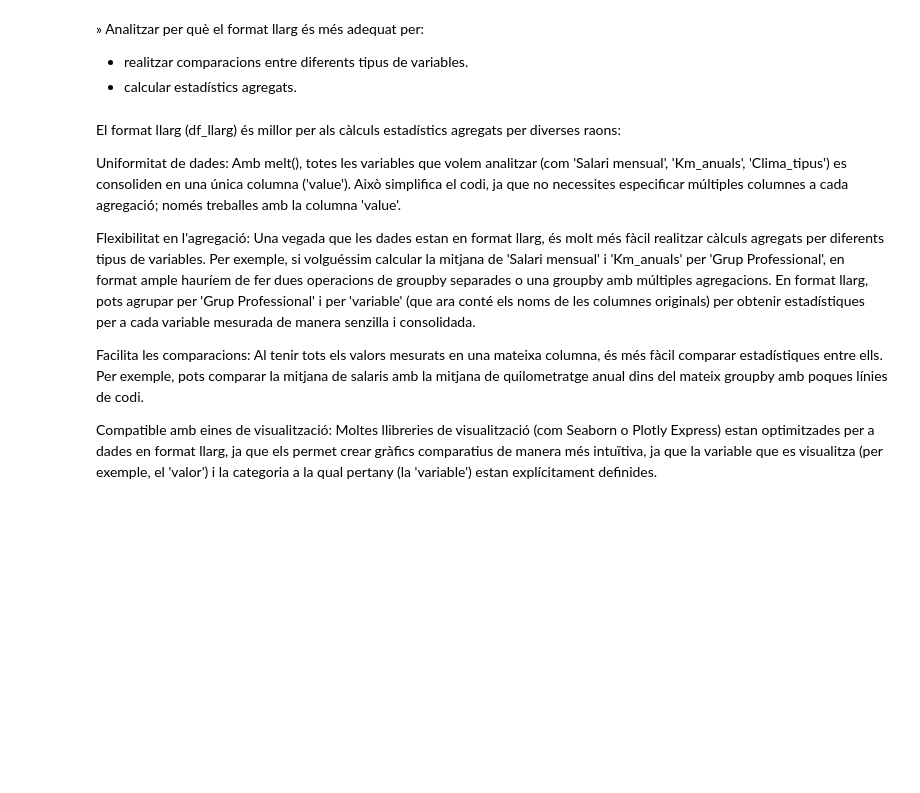
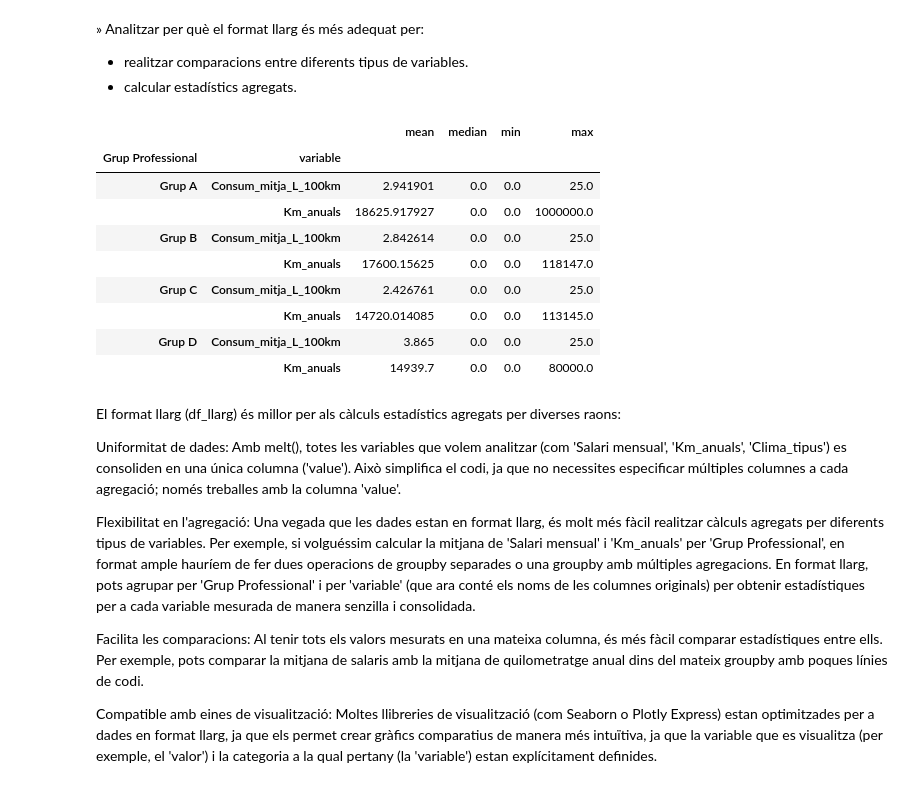
Before and after one commit to roser740/Data-Analytics, a Jupyter notebook: TASQUES S8/TS8_01_roser_carrera.ipynb, the cells around one changed output. Saved outputs shown, nothing was run; the diff lists cells and outputs as text; code cells hidden in the pictures; blank space fills up the shorter version.

```diff
--- a/TASQUES S8/TS8_01_roser_carrera.ipynb
+++ b/TASQUES S8/TS8_01_roser_carrera.ipynb
@@ -1128,6 +1134,20 @@ df_llarg
 
 *   realitzar comparacions entre diferents tipus de variables.
 *   calcular estadístics agregats.
+# %%
+variables_mobilitat = ['Km_anuals', 'Consum_mitja_L_100km']
+df_llarg[df_llarg['variable'].isin(variables_mobilitat)].groupby(['Grup Professional', 'variable'])['value'].agg(['mean', 'median', 'min', 'max'])
+# %% [output]
+|  |  | mean | median | min | max |
+| Grup Professional | variable |  |  |  |  |
+| Grup A | Consum_mitja_L_100km | 2.941901 | 0.0 | 0.0 | 25.0 |
+|  | Km_anuals | 18625.917927 | 0.0 | 0.0 | 1000000.0 |
+| Grup B | Consum_mitja_L_100km | 2.842614 | 0.0 | 0.0 | 25.0 |
+|  | Km_anuals | 17600.15625 | 0.0 | 0.0 | 118147.0 |
+| Grup C | Consum_mitja_L_100km | 2.426761 | 0.0 | 0.0 | 25.0 |
+|  | Km_anuals | 14720.014085 | 0.0 | 0.0 | 113145.0 |
+| Grup D | Consum_mitja_L_100km | 3.865 | 0.0 | 0.0 | 25.0 |
+|  | Km_anuals | 14939.7 | 0.0 | 0.0 | 80000.0 |
 # %% [markdown]
 El format llarg (df_llarg) és millor per als càlculs estadístics agregats per diverses raons:
 
```
Also changed, not shown: parts of 4 cells of this notebook.
